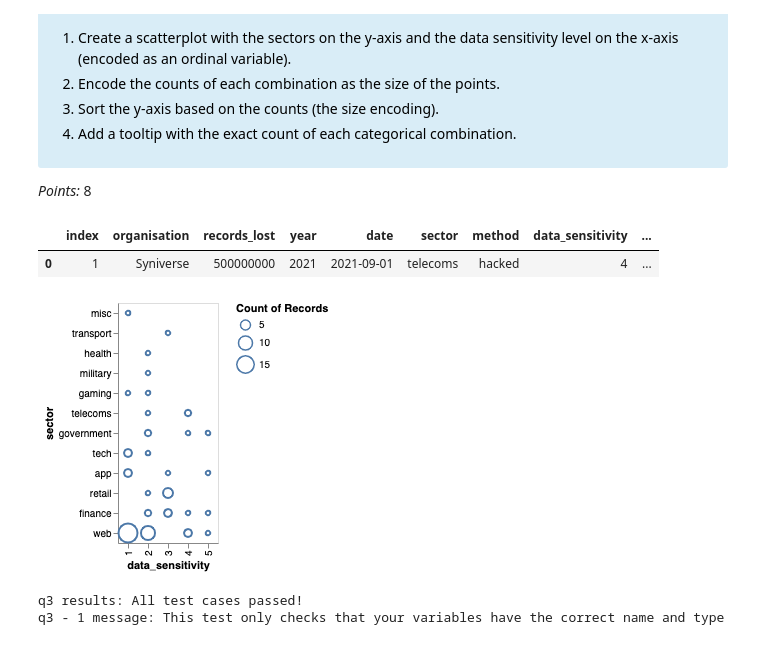
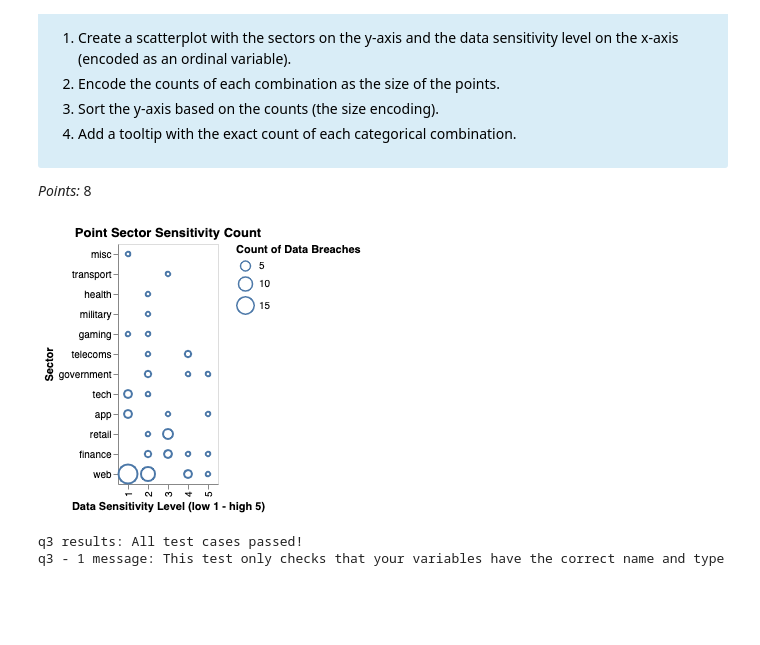
Before and after one commit to tonyliang19/Course_notes_2023Spring, a Jupyter notebook: dsci320/assignments/assignment3.ipynb, the cells around one changed output. Cells and saved outputs as stored; diff of their text form; code cells hidden in the pictures; blank space fills up the shorter version.

```diff
--- a/dsci320/assignments/assignment3.ipynb
+++ b/dsci320/assignments/assignment3.ipynb
@@ -148,24 +148,20 @@ is to create a scatterplot with counts of the combinations of each sector and da
 </div>
 
 _Points:_ 8
-# %%
-a = breaches.head(1)
-a
-# %% [output]
-|  | index | organisation | records_lost | year | date | sector | method | data_sensitivity | ... |
-| 0 | 1 | Syniverse | 500000000 | 2021 | 2021-09-01 | telecoms | hacked | 4 | ... |
 # %%
-point_sector_sensitivity_count = src.mark_point().encode(
-    x = "data_sensitivity:O",
-    y = alt.Y("sector:N", sort = "size"),
-    size = "count()",
-    tooltip = ["count()"]
+point_sector_sensitivity_count = alt.Chart(breaches).mark_point().encode(
+    x = alt.X("data_sensitivity:O", title = "Data Sensitivity Level (low 1 - high 5)"),
+    y = alt.Y("sector", sort = "size", title = "Sector"),
+    size = alt.Size("count()", title = "Count of Data Breaches"),
+    tooltip = alt.Tooltip(["count()"])
+).properties(
+    title = "Point Sector Sensitivity Count"
 ).interactive()
 
 # Show the plot
 point_sector_sensitivity_count
 # %% [output]
-[figure, old version]
+[figure, new version]
 # %%
 grader.check("q3")
 # %% [output]
```
Also changed, not shown: parts of 12 cells of this notebook.
